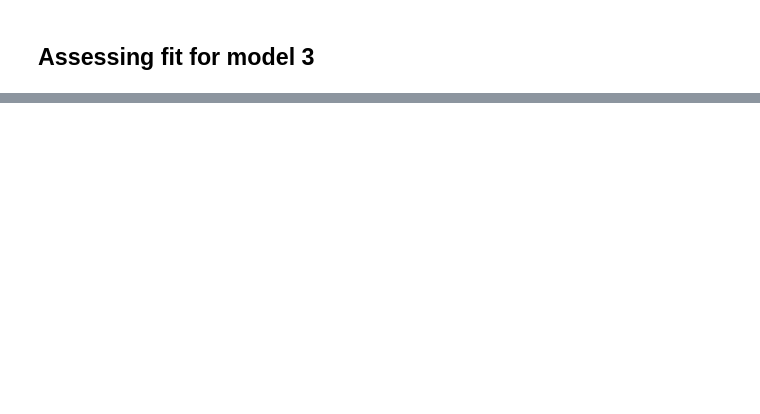
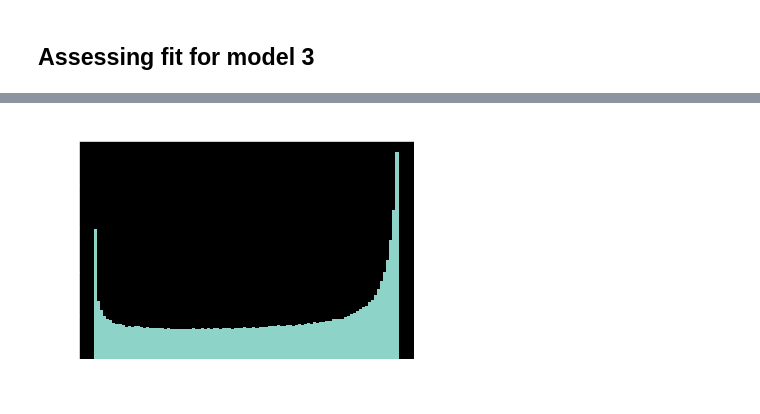
Before and after one commit to carlosaccp/Santander-SE-ME, a Jupyter notebook: analysis/fit_m3.ipynb, the cells around one changed output, grey strips where cells are left out. Cells and saved outputs as stored; diff of their text form; code cells hidden in the pictures; blank space fills up the shorter version.

```diff
--- a/analysis/fit_m3.ipynb
+++ b/analysis/fit_m3.ipynb
@@ -359,0 +369,15 @@ KeyboardInterrupt:
+# %%
+joined_p_values = np.concatenate(np.array(list(m3_p_values.values()), dtype=object))
+n, bins, patches = plt.hist(joined_p_values, bins=100)
+ax = plt.gca()
+def lblFormat(n, pos):
+    return str(int(n / 1e3))
+lblFormatter = FuncFormatter(lblFormat)
+ax.yaxis.set_major_formatter(lblFormatter)
+plt.title("Histogram of p-values for all stations for Model 2")
+plt.xlabel("P-value")
+plt.ylabel("Counts (Thousands)")
+plt.savefig("../figures/p-values_m2.png")
+plt.show()
+# %% [output]
+[figure, added]
```
Also changed, not shown: parts of 20 cells of this notebook, 8 other files.
